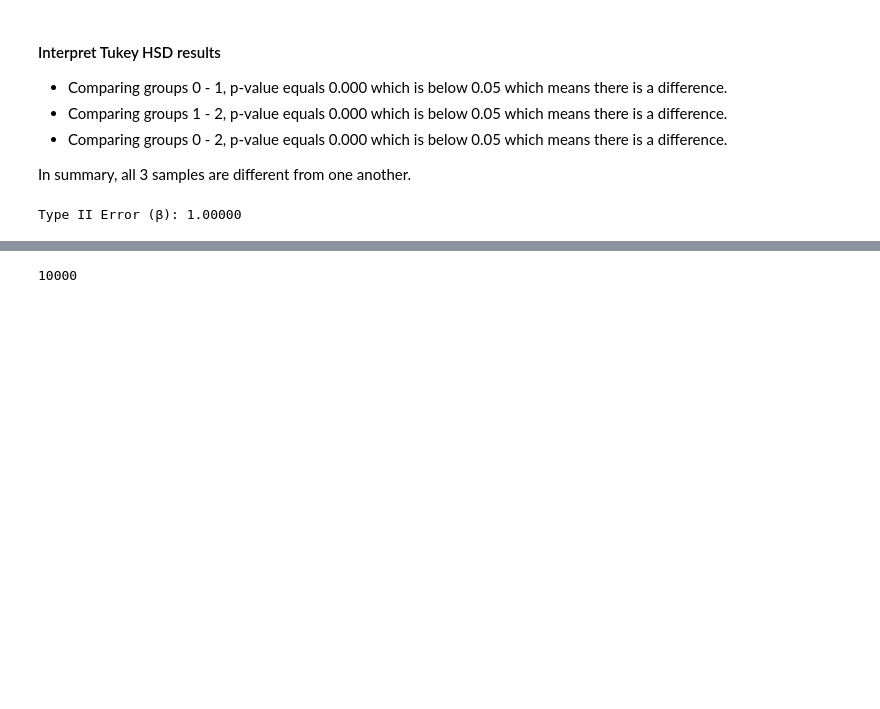
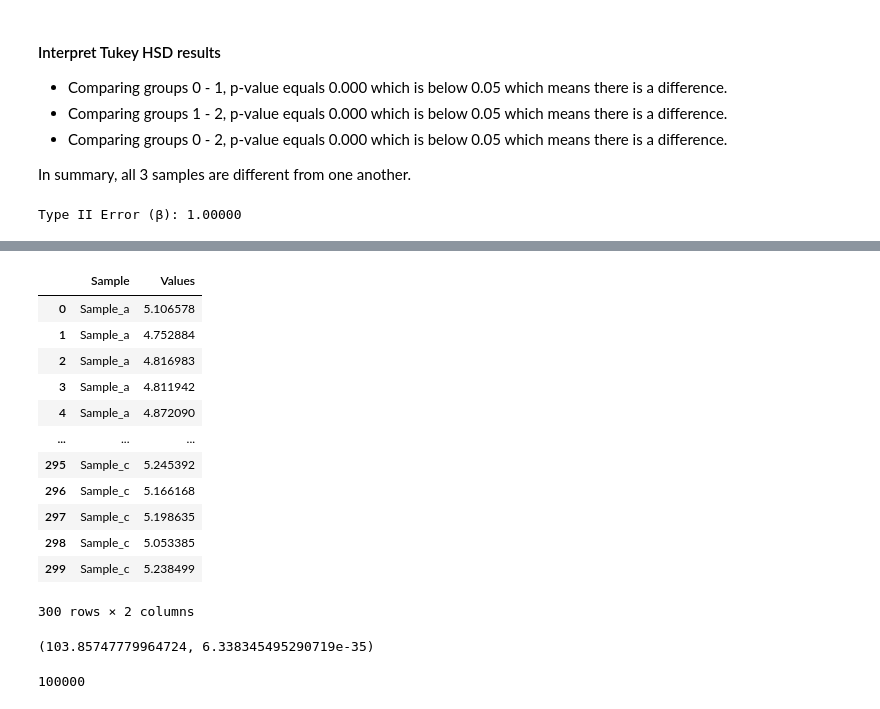
Before and after one commit to mickalleny2k/applied_statistics, a Jupyter notebook: tasks.ipynb, the cells around one changed output, grey strips where cells are left out. Drawn from its saved outputs; the diff is of its cells as text; code cells hidden in the pictures; blank space fills up the shorter version.

Commit message:
Perform Anova
Rearrange the data similar to SPSS.  Like in real life in a csv file.
Then perform Anova

```diff
--- a/tasks.ipynb
+++ b/tasks.ipynb
@@ -547,0 +557,7 @@ no_type_ii
+# %%
+sample_a = np.random.normal(loc=4.9, scale=0.1, size=100)
+sample_b = np.random.normal(loc=5.0, scale=0.1, size=100)
+sample_c = np.random.normal(loc=5.1, scale=0.1, size=100)
+df = pd.DataFrame({'Sample_a': sample_a, 'Sample_b': sample_b, 'Sample_c': sample_c})
+f_statistic, p_value = stats.f_oneway(df['Sample_a'], df['Sample_b'], df['Sample_c'])
+f_statistic, p_value
@@ -547,0 +566,3 @@ no_type_ii
+# %%
+concat = np.concatenate([sample_a, sample_b, sample_c])
+concat
@@ -547,0 +587,3 @@ no_type_ii
+# %%
+labels = ["Sample_a"]*100 + ["Sample_b"]*100+ ["Sample_c"] *100
+labels
@@ -548,18 +608,56 @@ no_type_ii
+# %%
+#Create dataframe
+df = pd.DataFrame({'Sample':labels, 'Values':concat})
+df
+# %% [output]
+|  | Sample | Values |
+| 0 | Sample_a | 5.106578 |
+| 1 | Sample_a | 4.752884 |
+| 2 | Sample_a | 4.816983 |
+| 3 | Sample_a | 4.811942 |
+| 4 | Sample_a | 4.872090 |
+| ... | ... | ... |
+| 295 | Sample_c | 5.245392 |
+| 296 | Sample_c | 5.166168 |
+| 297 | Sample_c | 5.198635 |
+| 298 | Sample_c | 5.053385 |
+| 299 | Sample_c | 5.238499 |
+300 rows × 2 columns
+# %%
+# Perform Anova
+sample_a = df[df['Sample'] == 'Sample_a']['Values']
+sample_b = df[df['Sample'] == 'Sample_b']['Values']
+sample_c = df[df['Sample'] == 'Sample_c']['Values']
+
+# Perform ANOVA.
+f, p = stats.f_oneway(sample_a, sample_b, sample_c)
+
+# Show.
+f, p
+# %% [output]
+(103.85747779964724, 6.338345495290719e-35)
 # %%
-for _ in range(10000):
-    sample_a = np.random.normal(loc=4.9, scale=0.1, size=100)
-    sample_b = np.random.normal(loc=5.0, scale=0.1, size=100)
-    sample_c = np.random.normal(loc=5.1, scale=0.1, size=100)
-    df = pd.DataFrame({'Sample_a': sample_a, 'Sample_b': sample_b, 'Sample_c': sample_c})
-    f_statistic, p_value = stats.f_oneway(df['Sample_a'], df['Sample_b'], df['Sample_c'])
-    #if p_value<(1-0.05):
-        #no_type_ii += 1
-    # Check if the null hypothesis is rejected.
-    if calculate_type_ii_error(n=100, alpha=p_value, d=f_statistic, sigma=0.1) == True:
-        #Increment the number of rejections.
-        no_type_ii += 1
+def loop():
+    no_type_ii == 0
+    for _ in range(10000):
+        sample_a = np.random.normal(loc=4.9, scale=0.1, size=100)
+        sample_b = np.random.normal(loc=5.0, scale=0.1, size=100)
+        sample_c = np.random.normal(loc=5.1, scale=0.1, size=100)
+        df = pd.DataFrame({'Sample_a': sample_a, 'Sample_b': sample_b, 'Sample_c': sample_c})
+        f_statistic, p_value = stats.f_oneway(df['Sample_a'], df['Sample_b'], df['Sample_c'])
+        if p_value > 0.05:
+            no_type_ii += 1
+
+        #return no_type_ii
+        # Check if the null hypothesis is rejected.
+        #if calculate_type_ii_error(n=100, alpha=p_value, d=f_statistic, sigma=0.1) == True:
+            #Increment the number of rejections.
+            #no_type_ii += 1
+        return no_type_ii
+
+loop
 
 # Show the number of rejections.
 no_type_ii
 # %% [output]
-10000
+100000
```
Also changed, not shown: parts of 16 cells of this notebook, 1 other file.
